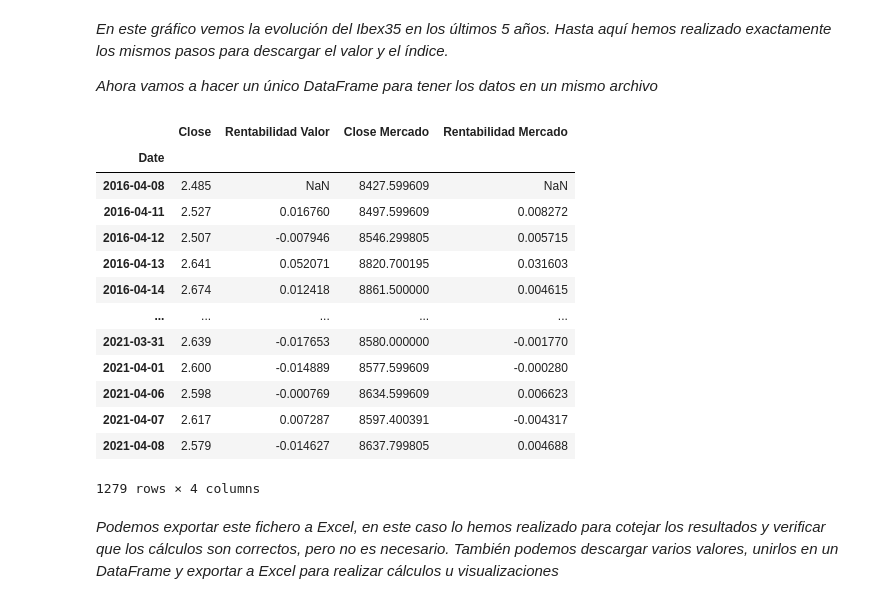
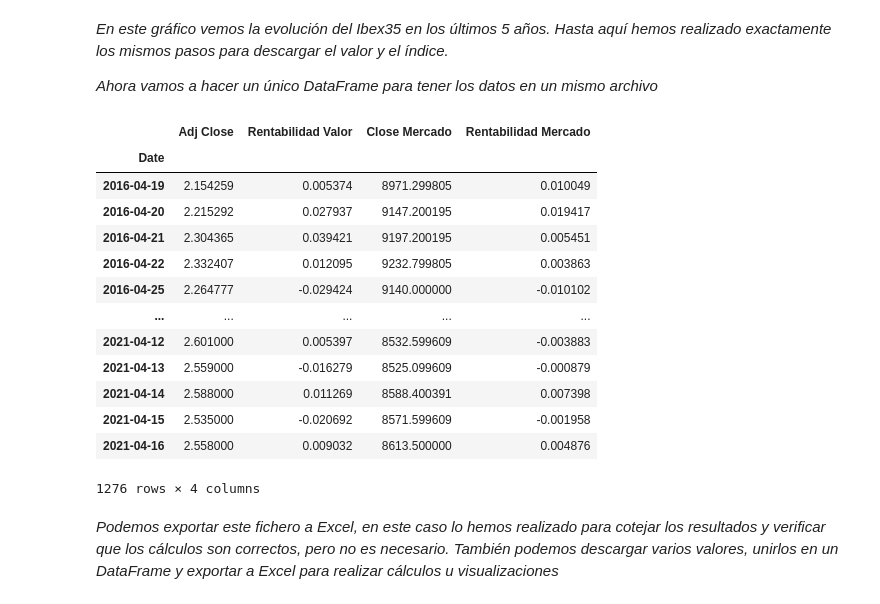
Before and after one commit to RebecaGa/TFG---URJC-2020-2021, a Jupyter notebook: 15. Cálculo Beta de Empresas Cotizadas.ipynb, the cells around one changed output. Saved outputs shown, nothing was run; the diff lists cells and outputs as text; code cells hidden in the pictures.

```diff
--- a/15. Cálculo Beta de Empresas Cotizadas.ipynb
+++ b/15. Cálculo Beta de Empresas Cotizadas.ipynb
@@ -93,6 +93,6 @@ data
 1279 rows × 6 columns
 # %%
-data = data.loc[:,["Close"]]
+data = data.loc[:,["Adj Close"]]
 # %% [markdown]
 *Vamos a añadir una columna que nos calcula el logaritmo de todos los retornos, lo que implica la rentabilidad del valor. Para ello necesitamos la librería numpy, y selecionamos la fila anterior mediante el código "shift(1)" de pandas*
 # %%
@@ -169,6 +168,6 @@ mercado
 1278 rows × 1 columns
 # %%
-mercado["Rentabilidad"] = np.log( mercado / mercado.shift(1))
+mercado["Rentabilidad mercado"] = np.log(1 + mercado.pct_change())
 # %%
 mercado
 # %% [output]
@@ -198,24 +196,24 @@ array([<matplotlib.axes._subplots.AxesSubplot object at 0x...>],
 *Ahora vamos a hacer un único DataFrame para tener los datos en un mismo archivo*
 # %%
 data["Close Mercado"] = mercado['Close']
-data["Rentabilidad Mercado"] = mercado['Rentabilidad']
+data["Rentabilidad Mercado"] = mercado['Rentabilidad mercado']
 # %%
-data
+data.dropna()
 # %% [output]
-|  | Close | Rentabilidad Valor | Close Mercado | Rentabilidad Mercado |
+|  | Adj Close | Rentabilidad Valor | Close Mercado | Rentabilidad Mercado |
 | Date |  |  |  |  |
-| 2016-04-08 | 2.485 | NaN | 8427.599609 | NaN |
-| 2016-04-11 | 2.527 | 0.016760 | 8497.599609 | 0.008272 |
-| 2016-04-12 | 2.507 | -0.007946 | 8546.299805 | 0.005715 |
-| 2016-04-13 | 2.641 | 0.052071 | 8820.700195 | 0.031603 |
-| 2016-04-14 | 2.674 | 0.012418 | 8861.500000 | 0.004615 |
+| 2016-04-19 | 2.154259 | 0.005374 | 8971.299805 | 0.010049 |
+| 2016-04-20 | 2.215292 | 0.027937 | 9147.200195 | 0.019417 |
+| 2016-04-21 | 2.304365 | 0.039421 | 9197.200195 | 0.005451 |
+| 2016-04-22 | 2.332407 | 0.012095 | 9232.799805 | 0.003863 |
+| 2016-04-25 | 2.264777 | -0.029424 | 9140.000000 | -0.010102 |
 | ... | ... | ... | ... | ... |
-| 2021-03-31 | 2.639 | -0.017653 | 8580.000000 | -0.001770 |
-| 2021-04-01 | 2.600 | -0.014889 | 8577.599609 | -0.000280 |
-| 2021-04-06 | 2.598 | -0.000769 | 8634.599609 | 0.006623 |
-| 2021-04-07 | 2.617 | 0.007287 | 8597.400391 | -0.004317 |
-| 2021-04-08 | 2.579 | -0.014627 | 8637.799805 | 0.004688 |
+| 2021-04-12 | 2.601000 | 0.005397 | 8532.599609 | -0.003883 |
+| 2021-04-13 | 2.559000 | -0.016279 | 8525.099609 | -0.000879 |
+| 2021-04-14 | 2.588000 | 0.011269 | 8588.400391 | 0.007398 |
+| 2021-04-15 | 2.535000 | -0.020692 | 8571.599609 | -0.001958 |
+| 2021-04-16 | 2.558000 | 0.009032 | 8613.500000 | 0.004876 |
-1279 rows × 4 columns
+1276 rows × 4 columns
 # %% [markdown]
 *Podemos exportar este fichero a Excel, en este caso lo hemos realizado para cotejar los resultados y verificar que los cálculos son correctos, pero no es necesario. También podemos descargar varios valores, unirlos en un DataFrame y exportar a Excel para realizar cálculos u visualizaciones*
 # %%
```
Also changed, not shown: parts of 14 cells of this notebook, 1 other file.
